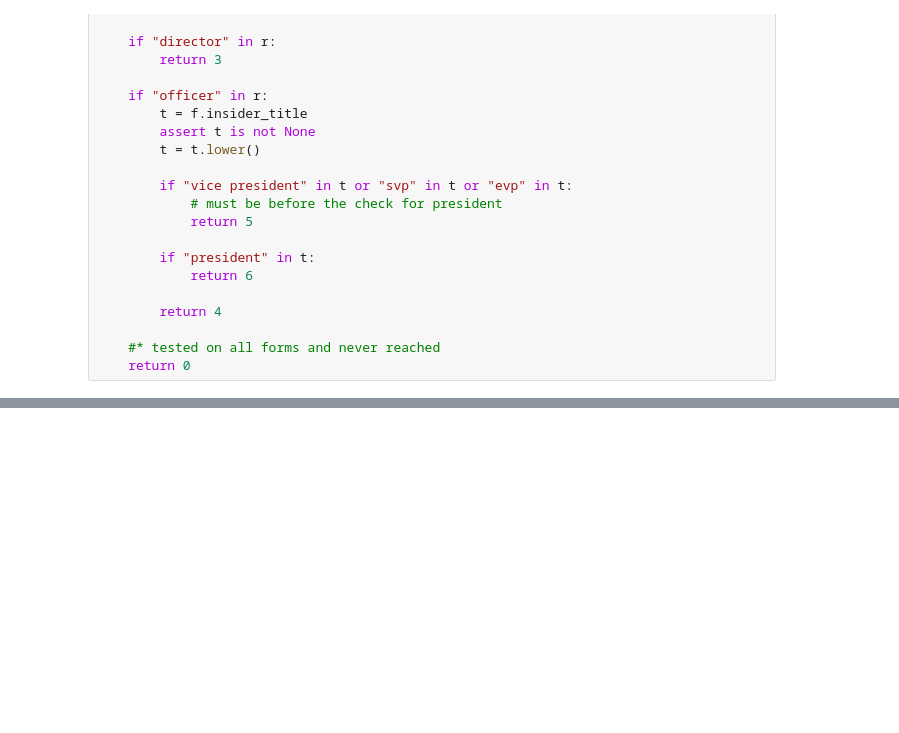
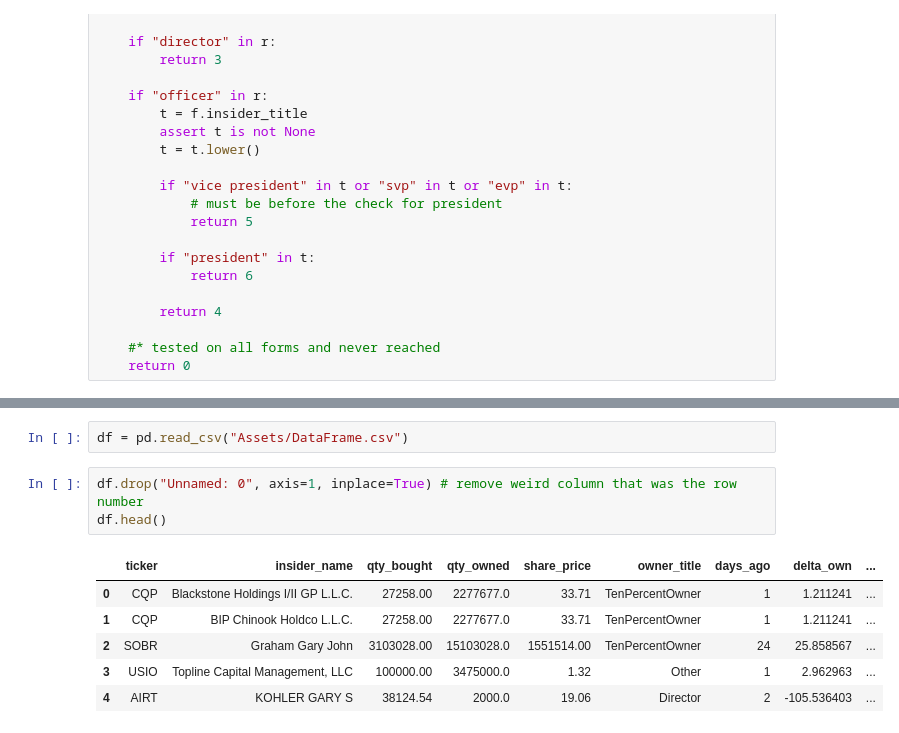
Before and after one commit to nicholasviscomi/Ad-Astra-Capital-Go, a Jupyter notebook: src/OpenInsider/analysis.ipynb, the cells around one changed output, grey strips where cells are left out. Saved outputs shown, nothing was run; the diff lists cells and outputs as text; blank space fills up the shorter version.

```diff
--- a/src/OpenInsider/analysis.ipynb
+++ b/src/OpenInsider/analysis.ipynb
@@ -635,0 +449,12 @@ Escherich Frederic A (Director): 5228.0 ADX @ 17.12 on 2020-12-28 (0000002230-20
+# %%
+df = pd.read_csv("Assets/DataFrame.csv")
+# %%
+df.drop("Unnamed: 0", axis=1, inplace=True) # remove weird column that was the row number
+df.head()
+# %% [output]
+|  | ticker | insider_name | qty_bought | qty_owned | share_price | owner_title | days_ago | delta_own | ... |
+| 0 | CQP | Blackstone Holdings I/II GP L.L.C. | 27258.00 | 2277677.0 | 33.71 | TenPercentOwner | 1 | 1.211241 | ... |
+| 1 | CQP | BIP Chinook Holdco L.L.C. | 27258.00 | 2277677.0 | 33.71 | TenPercentOwner | 1 | 1.211241 | ... |
+| 2 | SOBR | Graham Gary John | 3103028.00 | 15103028.0 | 1551514.00 | TenPercentOwner | 24 | 25.858567 | ... |
+| 3 | USIO | Topline Capital Management, LLC | 100000.00 | 3475000.0 | 1.32 | Other | 1 | 2.962963 | ... |
+| 4 | AIRT | KOHLER GARY S | 38124.54 | 2000.0 | 19.06 | Director | 2 | -105.536403 | ... |
```
Also changed, not shown: parts of 32 cells of this notebook, 5 other files.
